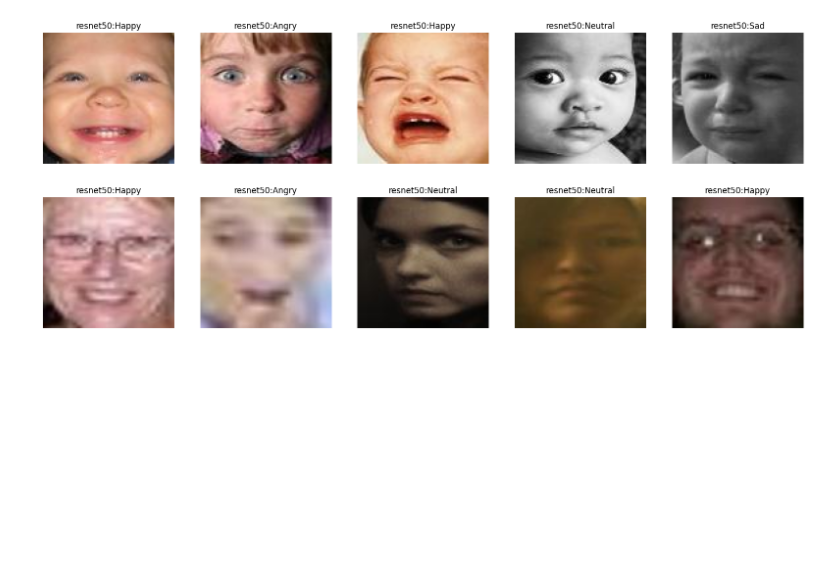
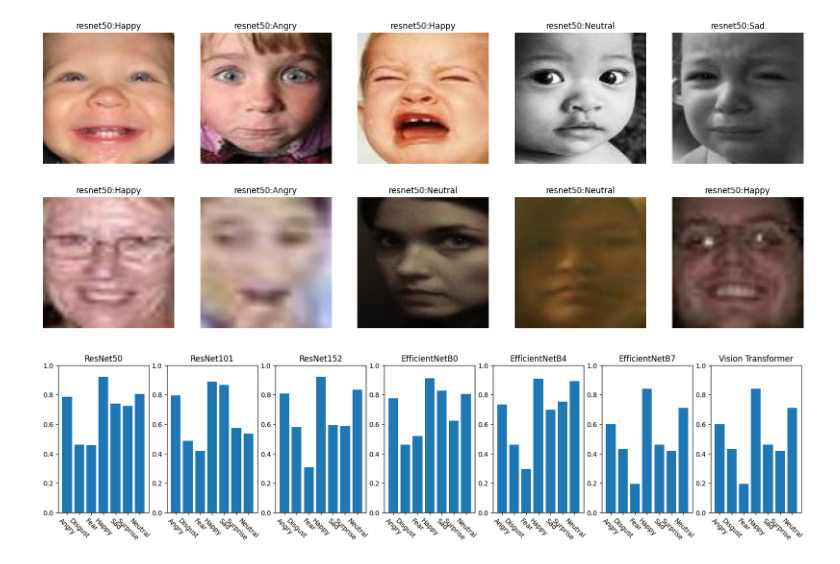
Before and after one commit to LuoXubo/Facial-expression-recgonition, a Jupyter notebook: demo.ipynb, the cells around one changed output. Drawn from its saved outputs; the diff is of its cells as text; code cells hidden in the pictures; blank space fills up the shorter version.

```diff
--- a/demo.ipynb
+++ b/demo.ipynb
@@ -94,3 +94,37 @@ for i in range(10):
 plt.show()
 # %% [output]
 [figure]
+# %%
+'''
+| Model | Angry | Disgust | Fear | Happy | Sad | Surprise | Neutral |
+| ---------------- | ------ | ------- | ---- | ----- | --- | ------- | ------- |
+| ResNet50 | 0.7842 | 0.4595 | 0.4562 | 0.9215 | 0.7385 | 0.7222 | 0.8059 |
+| ResNet101 | 0.7964 | 0.4865 | 0.4188 | 0.8903 | 0.8661 | 0.5741 | 0.5338 |
+| ResNet152 | 0.8085 | 0.5811 | 0.3063 | 0.9207 | 0.5921 | 0.5864 | 0.8338 |
+| EfficientNetB0 | 0.7751 | 0.4595 | 0.5188 | 0.9114 | 0.8285 | 0.6235 | 0.8044 |
+| EfficientNetB4 | 0.7325 | 0.4595 | 0.2938 | 0.9097 | 0.6987 | 0.7531 | 0.8926 |
+| EfficientNetB7 | 0.5988 | 0.4324 | 0.1938 | 0.8397 | 0.4603 | 0.4198 | 0.7118 |
+| Vision Transformer | 0.5988 | 0.4324 | 0.1938 | 0.8397 | 0.4603 | 0.4198 | 0.7118 |
+'''
+
+# visualize the results
+results = {
+    'ResNet50': [0.7842, 0.4595, 0.4562, 0.9215, 0.7385, 0.7222, 0.8059],
+    'ResNet101': [0.7964, 0.4865, 0.4188, 0.8903, 0.8661, 0.5741, 0.5338],
+    'ResNet152': [0.8085, 0.5811, 0.3063, 0.9207, 0.5921, 0.5864, 0.8338],
+    'EfficientNetB0': [0.7751, 0.4595, 0.5188, 0.9114, 0.8285, 0.6235, 0.8044],
+    'EfficientNetB4': [0.7325, 0.4595, 0.2938, 0.9097, 0.6987, 0.7531, 0.8926],
+    'EfficientNetB7': [0.5988, 0.4324, 0.1938, 0.8397, 0.4603, 0.4198, 0.7118],
+    'Vision Transformer': [0.5988, 0.4324, 0.1938, 0.8397, 0.4603, 0.4198, 0.7118]
+}
+
+fig, ax = plt.subplots(1, 7, figsize=(20, 4))
+for i, model in enumerate(results.keys()):
+    ax[i].bar(emotions, results[model])
+    ax[i].set_title(model)
+    ax[i].set_ylim(0, 1)
+    ax[i].xaxis.set_tick_params(rotation=-45)
+
+plt.show()
+# %% [output]
+[figure, added]
```
Also changed, not shown: 6 other files.
